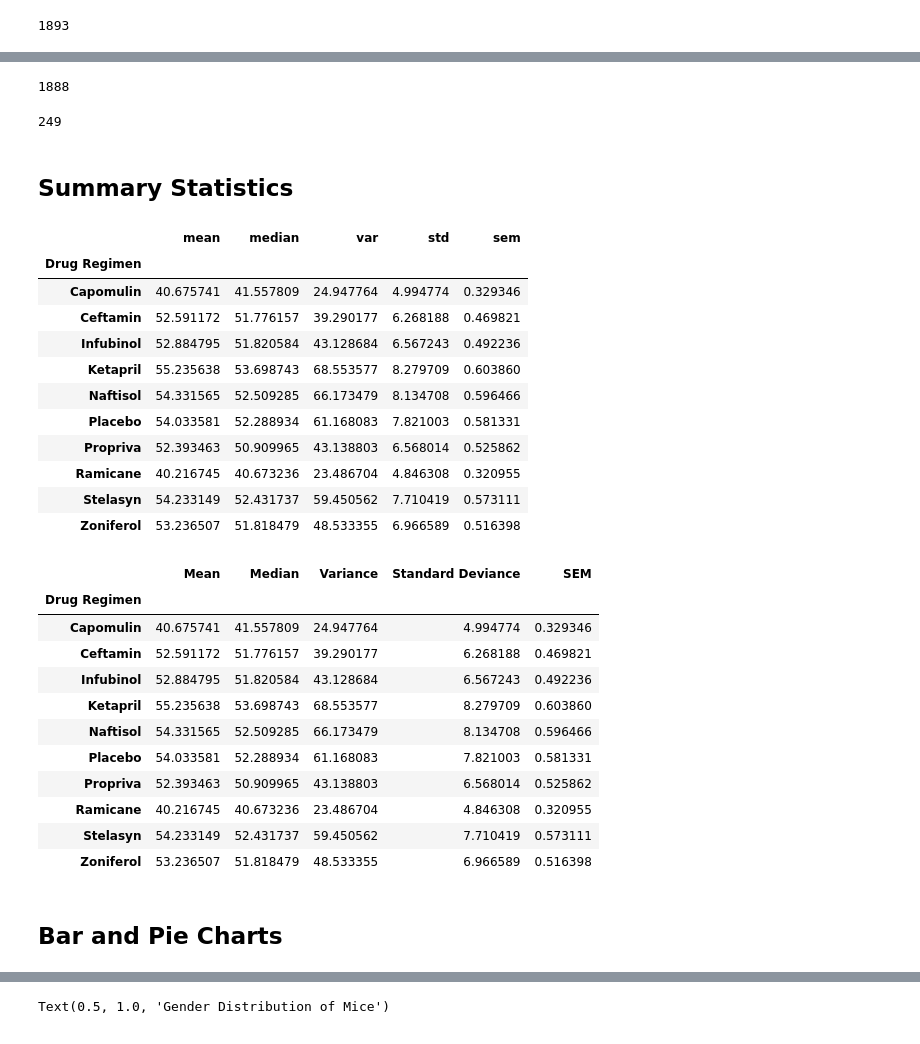
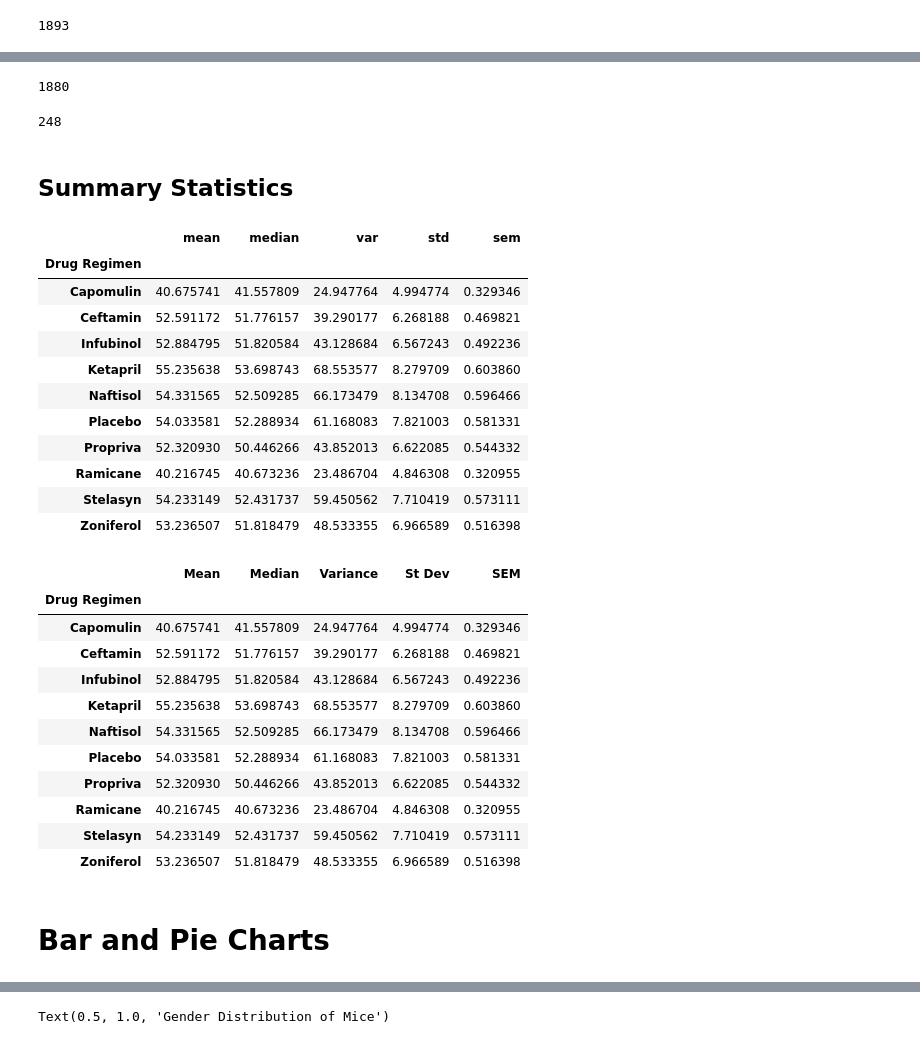
Before and after one commit to debrawu/matplotlib-challenge, a Jupyter notebook: Pymaceuticals/pymaceuticals_starter.ipynb, the cells around one changed output, grey strips where cells are left out. Cells and saved outputs as stored; diff of their text form; code cells hidden in the pictures.

```diff
--- a/Pymaceuticals/pymaceuticals_starter.ipynb
+++ b/Pymaceuticals/pymaceuticals_starter.ipynb
@@ -45,7 +45,7 @@ mice_count
 1893
 # %%
 # Getting the duplicate mice by ID number that shows up for Mouse ID and Timepoint.
-duplicate_mice = new_df[new_df.duplicated(['Mouse ID', 'Timepoint'])]
+duplicate_mice = new_df.loc[new_df.duplicated(subset=['Mouse ID', 'Timepoint']), 'Mouse ID'].unique()
 # %%
 # Optional: Get all the data for the duplicate mouse ID.
 
@@ -60,11 +55,11 @@ duplicate_mice
 # %%
 # Create a clean DataFrame by dropping the duplicate mouse by its ID.
 
-single_mouse = new_df.drop_duplicates(subset = ['Mouse ID', 'Timepoint'])
+single_mouse = new_df[new_df['Mouse ID'].isin(duplicate_mice)==False]
 
 single_mouse['Mouse ID'].count()
 # %% [output]
-1888
+1880
 # %%
 # Checking the number of mice in the clean DataFrame.
 count_mice = single_mouse.groupby('Mouse ID')
@@ -73,7 +68,7 @@ total_mice = len(count_mice)
 
 total_mice
 # %% [output]
-249
+248
 # %% [markdown]
 ## Summary Statistics
 # %%
@@ -93,29 +88,29 @@ first_table
 | Ketapril | 55.235638 | 53.698743 | 68.553577 | 8.279709 | 0.603860 |
 | Naftisol | 54.331565 | 52.509285 | 66.173479 | 8.134708 | 0.596466 |
 | Placebo | 54.033581 | 52.288934 | 61.168083 | 7.821003 | 0.581331 |
-| Propriva | 52.393463 | 50.909965 | 43.138803 | 6.568014 | 0.525862 |
+| Propriva | 52.320930 | 50.446266 | 43.852013 | 6.622085 | 0.544332 |
 | Ramicane | 40.216745 | 40.673236 | 23.486704 | 4.846308 | 0.320955 |
 | Stelasyn | 54.233149 | 52.431737 | 59.450562 | 7.710419 | 0.573111 |
 | Zoniferol | 53.236507 | 51.818479 | 48.533355 | 6.966589 | 0.516398 |
 # %%
 # Generate a summary statistics table of mean, median, variance, standard deviation, and SEM of the tumor volume for each regimen
 
 # This method produces everything in a single groupby function
 group_mean = single_mouse.groupby('Drug Regimen').mean()['Tumor Volume (mm3)']
 group_median = single_mouse.groupby('Drug Regimen').median()['Tumor Volume (mm3)']
 group_var = single_mouse.groupby('Drug Regimen').var()['Tumor Volume (mm3)']
 group_std = single_mouse.groupby('Drug Regimen').std()['Tumor Volume (mm3)']
 group_sem = single_mouse.groupby('Drug Regimen').sem()['Tumor Volume (mm3)']
 
 
 summary_stats = pd.DataFrame({'Mean': group_mean,
                              'Median': group_median,
                              'Variance': group_var,
-                             'Standard Deviance': group_std,
+                             'St Dev': group_std,
                              'SEM': group_sem})
 summary_stats
 # %% [output]
-|  | Mean | Median | Variance | Standard Deviance | SEM |
+|  | Mean | Median | Variance | St Dev | SEM |
 | Drug Regimen |  |  |  |  |  |
 | Capomulin | 40.675741 | 41.557809 | 24.947764 | 4.994774 | 0.329346 |
 | Ceftamin | 52.591172 | 51.776157 | 39.290177 | 6.268188 | 0.469821 |
@@ -123,12 +118,12 @@ summary_stats
 | Ketapril | 55.235638 | 53.698743 | 68.553577 | 8.279709 | 0.603860 |
 | Naftisol | 54.331565 | 52.509285 | 66.173479 | 8.134708 | 0.596466 |
 | Placebo | 54.033581 | 52.288934 | 61.168083 | 7.821003 | 0.581331 |
-| Propriva | 52.393463 | 50.909965 | 43.138803 | 6.568014 | 0.525862 |
+| Propriva | 52.320930 | 50.446266 | 43.852013 | 6.622085 | 0.544332 |
 | Ramicane | 40.216745 | 40.673236 | 23.486704 | 4.846308 | 0.320955 |
 | Stelasyn | 54.233149 | 52.431737 | 59.450562 | 7.710419 | 0.573111 |
 | Zoniferol | 53.236507 | 51.818479 | 48.533355 | 6.966589 | 0.516398 |
 # %% [markdown]
-## Bar and Pie Charts
+# Bar and Pie Charts
 # %%
 # Generate a bar plot showing the total number of mice for each treatment throughout the course of the study using pandas.
 
```
Also changed, not shown: parts of 7 cells of this notebook.
